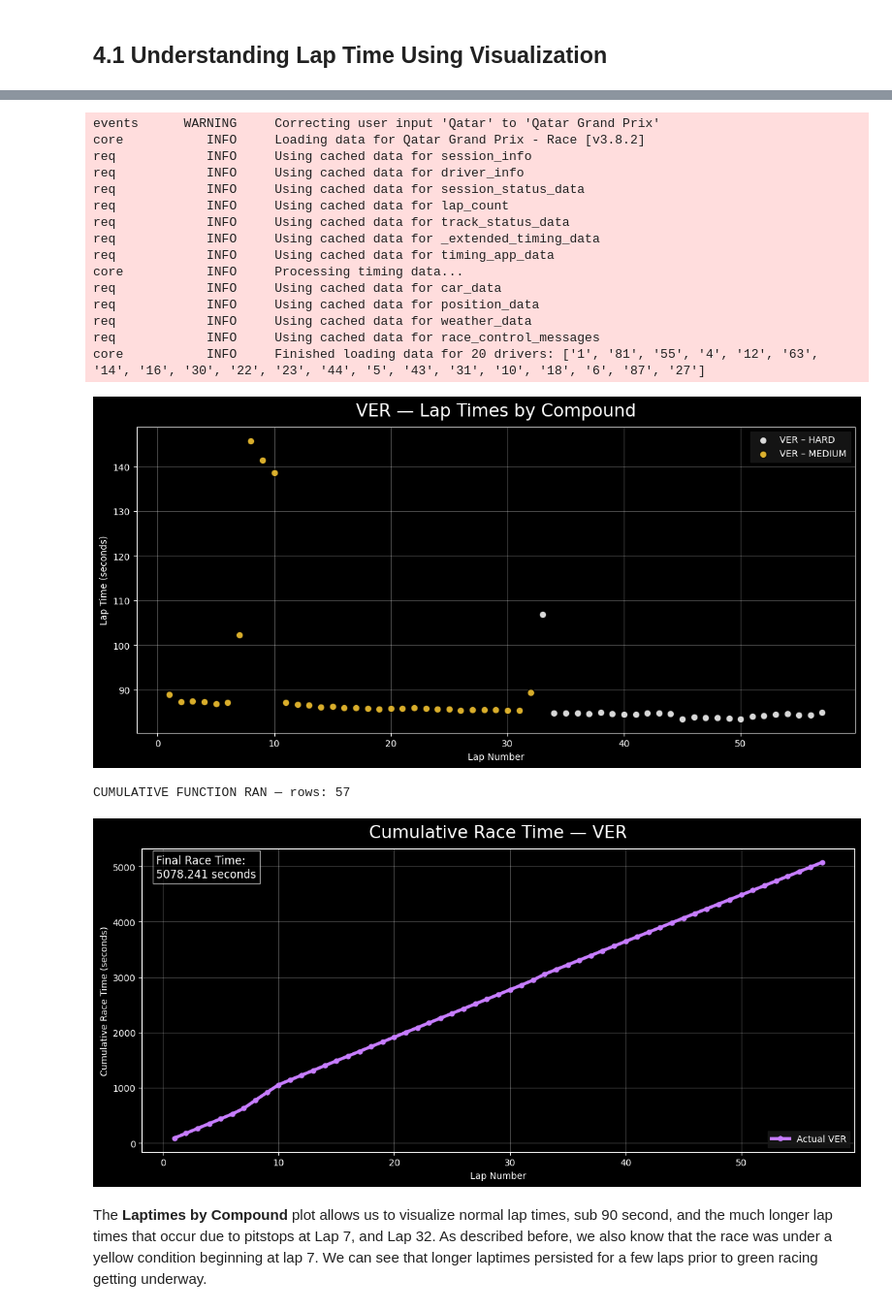
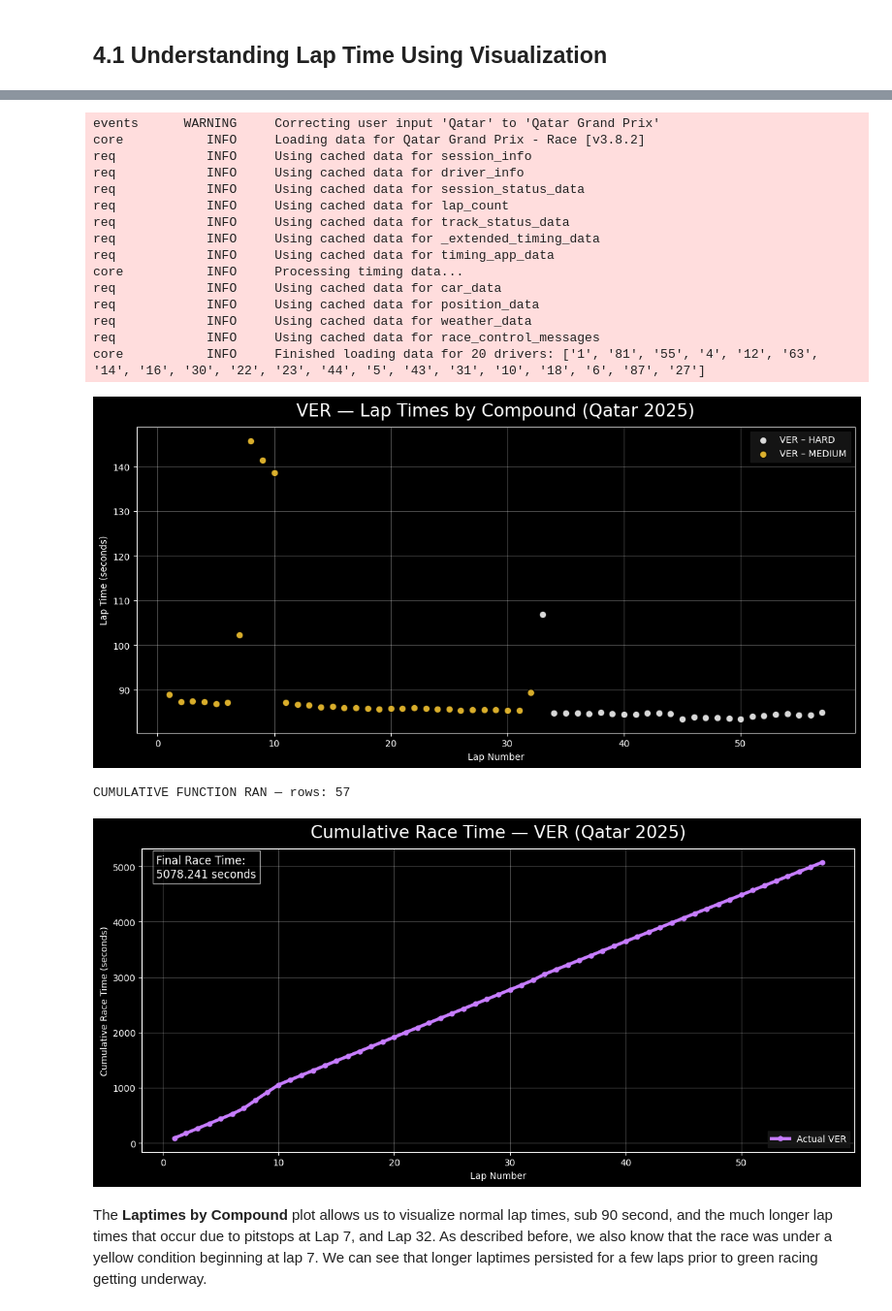
Before and after one commit to jeffreylgoode/f1-capstone-project, a Jupyter notebook: notebooks/f1.ipynb, the cells around one changed output, grey strips where cells are left out. Shown at 97% size. Drawn from its saved outputs; the diff is of its cells as text; code cells hidden in the pictures.

```diff
--- a/notebooks/f1.ipynb
+++ b/notebooks/f1.ipynb
@@ -856,7 +910,9 @@ def plot_lap_scatter(actual_df, driver):
 
     plt.xlabel("Lap Number")
     plt.ylabel("Lap Time (seconds)")
-    plt.title(f"{driver} — Lap Times by Compound")
+    #plt.title(f"{driver} — Lap Times by Compound")
+    plt.title(f"{driver} — Lap Times by Compound (Qatar 2025)")
+
     plt.grid(alpha=0.3)
     plt.legend()
     plt.show()
@@ -907,7 +963,9 @@ def plot_cumulative(actual_df, driver):
 
     plt.xlabel("Lap Number")
     plt.ylabel("Cumulative Race Time (seconds)")
-    plt.title(f"Cumulative Race Time — {driver}")
+    #plt.title(f"Cumulative Race Time — {driver}")
+    plt.title(f"Cumulative Race Time — {driver} (Qatar 2025)")
+
     plt.grid(alpha=0.3)
     plt.legend()
     plt.show()
@@ -916,36 +974,36 @@ def plot_cumulative(actual_df, driver):
 # ------------------------------------------------------------
 # MAIN EXECUTION
 # ------------------------------------------------------------
 if __name__ == "__main__":
     driver = "VER"
 
     actual = load_actual_laps(2025, "Qatar", "R", driver)
 
     # Plot 1: Lap-by-lap scatter
     plot_lap_scatter(actual, driver)
 
     # Plot 2: Cumulative race time
     actual_cum = build_actual_cumulative(actual)
     plot_cumulative(actual_cum, driver)
 # %% [output]
 events      WARNING     Correcting user input 'Qatar' to 'Qatar Grand Prix'
 core           INFO     Loading data for Qatar Grand Prix - Race [v3.8.2]
 req            INFO     Using cached data for session_info
 req            INFO     Using cached data for driver_info
 req            INFO     Using cached data for session_status_data
 req            INFO     Using cached data for lap_count
 req            INFO     Using cached data for track_status_data
 req            INFO     Using cached data for _extended_timing_data
 req            INFO     Using cached data for timing_app_data
 core           INFO     Processing timing data...
 req            INFO     Using cached data for car_data
 req            INFO     Using cached data for position_data
 req            INFO     Using cached data for weather_data
 req            INFO     Using cached data for race_control_messages
 core           INFO     Finished loading data for 20 drivers: ['1', '81', '55', '4', '12', '63', '14', '16', '30', '22', '23', '44', '5', '43', '31', '10', '18', '6', '87', '27']
-[figure, old version]
+[figure, new version]
 CUMULATIVE FUNCTION RAN — rows: 57
-[figure, old version]
+[figure, new version]
 # %% [markdown]
 The **Laptimes by Compound** plot allows us to visualize normal lap times, sub 90 second, and the much longer lap times that occur due to pitstops at Lap 7, and Lap 32.  As described before, we also know that
 the race was under a yellow condition beginning at lap 7.  We can see that longer laptimes persisted for a few laps prior to green racing getting underway.
```
Also changed, not shown: parts of 10 cells of this notebook.
